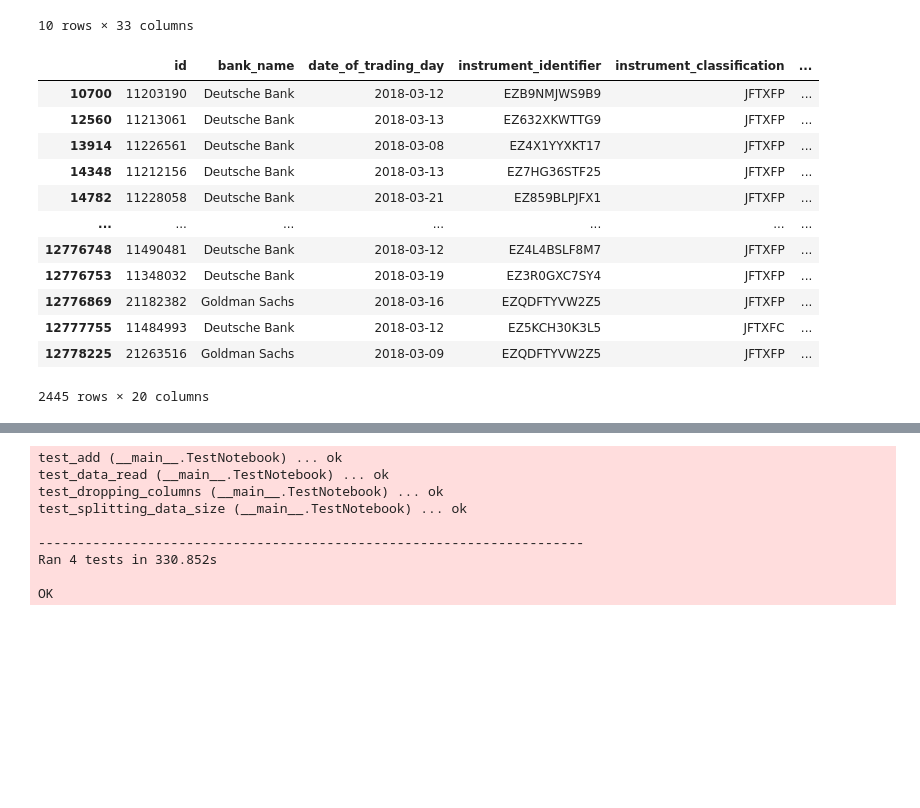
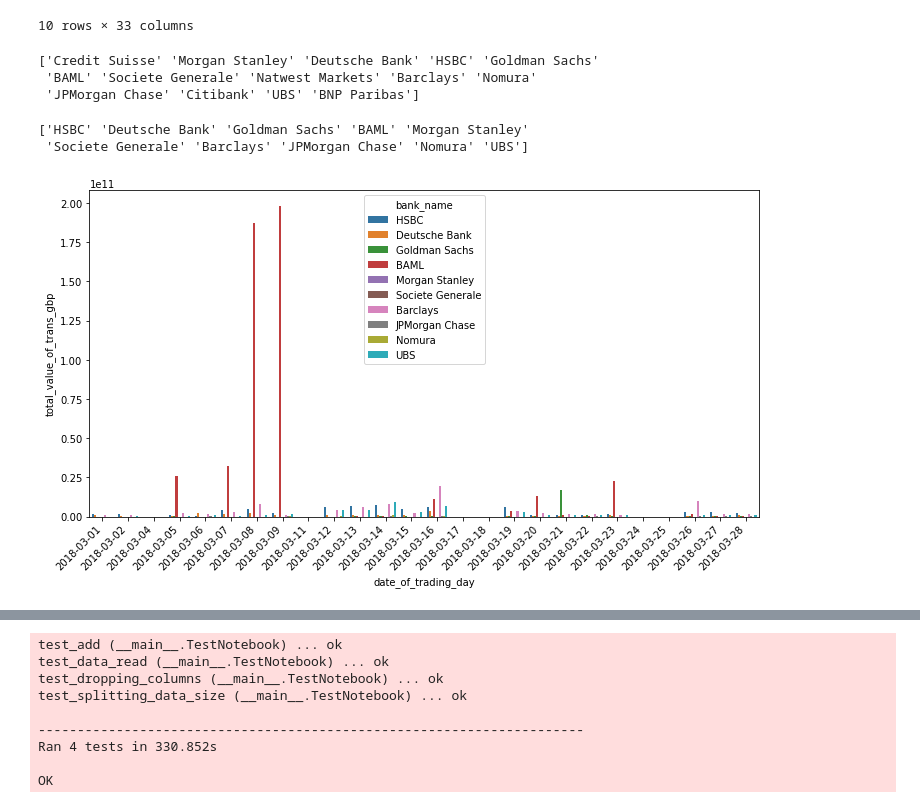
Before and after one commit to Inald/newNWM-Intern-Project-2020, a Jupyter notebook: pipelined.ipynb, the cells around one changed output, grey strips where cells are left out. Drawn from its saved outputs; the diff is of its cells as text; code cells hidden in the pictures; blank space fills up the shorter version.

Commit message:
RTS27 reduced file and more

```diff
--- a/pipelined.ipynb
+++ b/pipelined.ipynb
@@ -34,8 +37,11 @@ from datetime import date, timedelta
 
 df = df2
 #Filters the code to FX forwards only
-df = df.loc[(df['instrument_classification']).astype(str).str.contains("JF") | (df['source_instrument_desc']).astype(str).str.contains("Forward")]
+df = df.loc[(df['instrument_classification']).astype(str).str.contains("JF") | (df['source_instrument_desc']).astype(str).str.contains("Forward") | (df['source_instrument_name']).astype(str).str.contains("Forward")]
 df = df.drop(['order_request_quotes_received', 'total_value_of_transactions', 'liquidity_provider_flag','executed_transactions', 'median_size_request_quotes_gbp','egb_eligible_flag','data_quality_flag','central_bank_isin_flag', 'data_quality_flag', 'smartie_instrument_name', 'active', 'business', 'order_request_quotes_can_wdrwn','order_request_quotes_modified'], axis = 1)
+
+#df.to_csv('C:/Users/inald/Documents/NWMprod/wetransfer-0f4d76/RTS27filtered.csv')
+print(df['bank_name'].unique())
 
 #today = date.today()
 #week_prior =  today - timedelta(weeks = 128)
@@ -43,27 +49,7 @@ df = df.drop(['order_request_quotes_received', 'total_value_of_transactions', 'l
 #df_last_week = df[(df['date_of_trading_day'] <= week_prior) and (df['date_of_trading_day'] >= week_ahead)]
 
 #df_last_week
-
-df['date_of_trading_day'] = pd.to_datetime(df['date_of_trading_day'])
-start_date = '2018-03-07'
-end_date = '2018-03-28'
-mask = (df['date_of_trading_day'] > start_date) & (df['date_of_trading_day'] <= end_date) & (df['source_instrument_name']).astype(str).str.contains("20180321")
-
-#mask = (df['source_instrument_name']).astype(str).str.contains("20180620")
-
-df = df.loc[mask]
-df
 # %% [output]
-|  | id | bank_name | date_of_trading_day | instrument_identifier | instrument_classification | ... |
-| 10700 | 11203190 | Deutsche Bank | 2018-03-12 | EZB9NMJWS9B9 | JFTXFP | ... |
-| 12560 | 11213061 | Deutsche Bank | 2018-03-13 | EZ632XKWTTG9 | JFTXFP | ... |
-| 13914 | 11226561 | Deutsche Bank | 2018-03-08 | EZ4X1YYXKT17 | JFTXFP | ... |
-| 14348 | 11212156 | Deutsche Bank | 2018-03-13 | EZ7HG36STF25 | JFTXFP | ... |
-| 14782 | 11228058 | Deutsche Bank | 2018-03-21 | EZ859BLPJFX1 | JFTXFP | ... |
-| ... | ... | ... | ... | ... | ... | ... |
-| 12776748 | 11490481 | Deutsche Bank | 2018-03-12 | EZ4L4BSLF8M7 | JFTXFP | ... |
-| 12776753 | 11348032 | Deutsche Bank | 2018-03-19 | EZ3R0GXC7SY4 | JFTXFP | ... |
-| 12776869 | 21182382 | Goldman Sachs | 2018-03-16 | EZQDFTYVW2Z5 | JFTXFP | ... |
-| 12777755 | 11484993 | Deutsche Bank | 2018-03-12 | EZ5KCH30K3L5 | JFTXFC | ... |
-| 12778225 | 21263516 | Goldman Sachs | 2018-03-09 | EZQDFTYVW2Z5 | JFTXFP | ... |
-2445 rows × 20 columns
+['Credit Suisse' 'Morgan Stanley' 'Deutsche Bank' 'HSBC' 'Goldman Sachs'
+ 'BAML' 'Societe Generale' 'Natwest Markets' 'Barclays' 'Nomura'
+ 'JPMorgan Chase' 'Citibank' 'UBS' 'BNP Paribas']
@@ -69,0 +58,23 @@ df
+# %%
+reducedRTS = pd.read_csv("C:/Users/inald/Documents/NWMprod/wetransfer-0f4d76/RTS27filtered.csv")
+# %%
+
+reducedRTS['date_of_trading_day'] = pd.to_datetime(reducedRTS['date_of_trading_day'])
+start_date = '2018-02-28'
+end_date = '2018-03-28'
+mask = (reducedRTS['date_of_trading_day'] > start_date) & (reducedRTS['date_of_trading_day'] <= end_date) & ((reducedRTS['source_instrument_name']).astype(str).str.contains("20180620") | (reducedRTS['source_instrument_desc']).astype(str).str.contains("20180620"))
+
+
+
+q1Rts = reducedRTS.loc[mask]
+q1Rts
+
+fig, ax = plt.subplots(figsize = (12,6))
+sns.barplot(x = q1Rts['date_of_trading_day'], y = q1Rts['total_value_of_trans_gbp'], estimator = sum, ci = None ,ax=ax, hue = q1Rts['bank_name'])
+x_dates = q1Rts['date_of_trading_day'] .dt.strftime('%Y-%m-%d').sort_values().unique()
+ax.set_xticklabels(labels=x_dates, rotation=45, ha='right')
+print(q1Rts['bank_name'].unique())
+# %% [output]
+['HSBC' 'Deutsche Bank' 'Goldman Sachs' 'BAML' 'Morgan Stanley'
+ 'Societe Generale' 'Barclays' 'JPMorgan Chase' 'Nomura' 'UBS']
+[figure, added]
```
Also changed, not shown: parts of 6 cells of this notebook.
